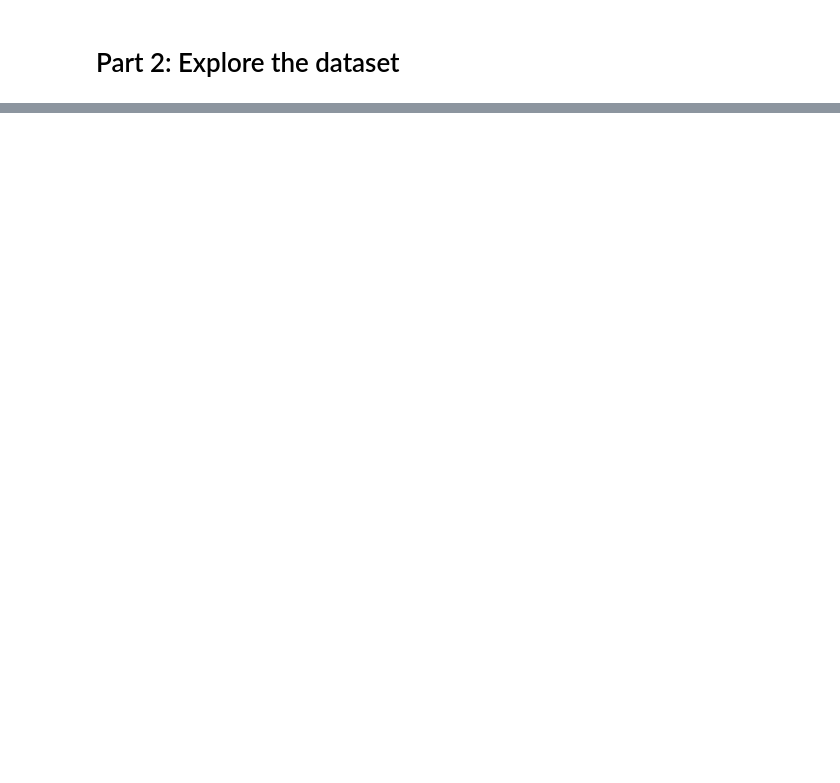
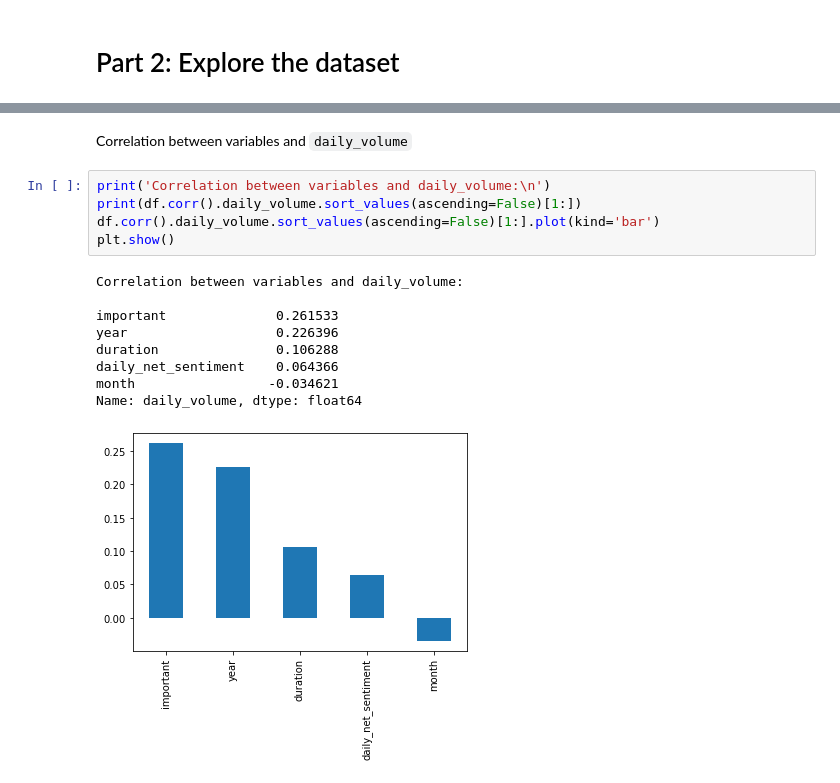
Before and after one commit to khabaodo/BoA-Social-Media, a Jupyter notebook: EDA.ipynb, the cells around one changed output, grey strips where cells are left out. Saved outputs shown, nothing was run; the diff lists cells and outputs as text; blank space fills up the shorter version.

```diff
--- a/EDA.ipynb
+++ b/EDA.ipynb
@@ -389,0 +403,17 @@ Mean daily volume for events with important == 1: 7700.897233201581
+# %% [markdown]
+Correlation between variables and `daily_volume`
+# %%
+print('Correlation between variables and daily_volume:\n')
+print(df.corr().daily_volume.sort_values(ascending=False)[1:])
+df.corr().daily_volume.sort_values(ascending=False)[1:].plot(kind='bar')
+plt.show()
+# %% [output]
+Correlation between variables and daily_volume:
+
+important              0.261533
+year                   0.226396
+duration               0.106288
+daily_net_sentiment    0.064366
+month                 -0.034621
+Name: daily_volume, dtype: float64
+[figure, added]
```
Also changed, not shown: parts of 31 cells of this notebook.
